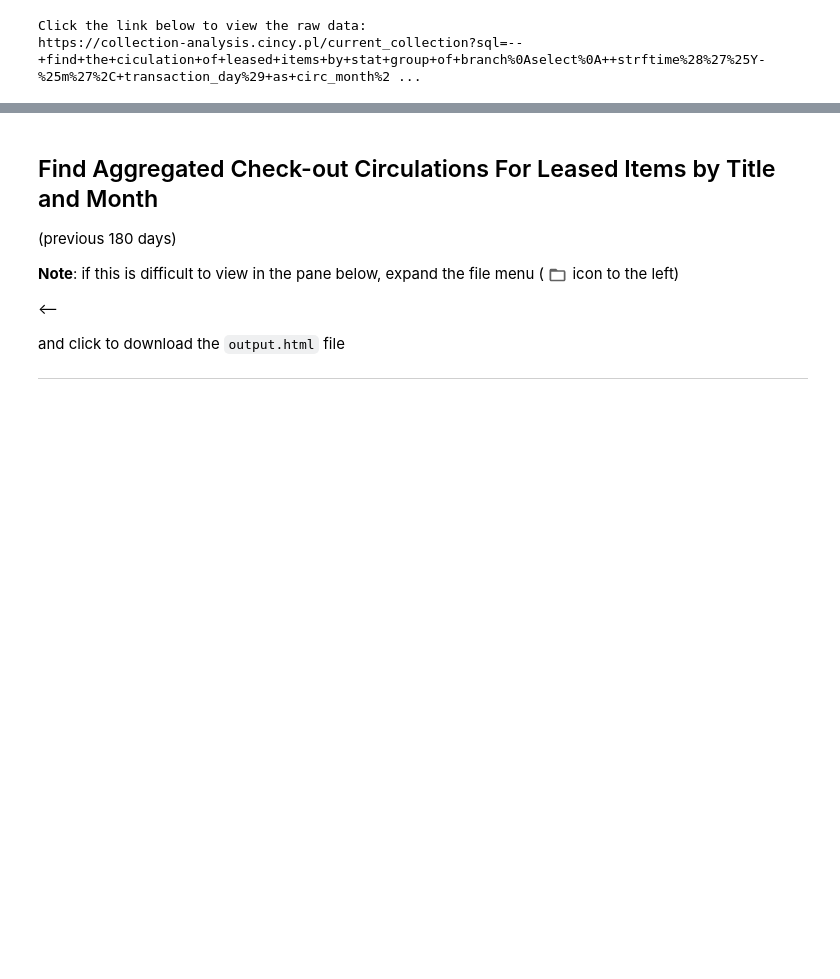
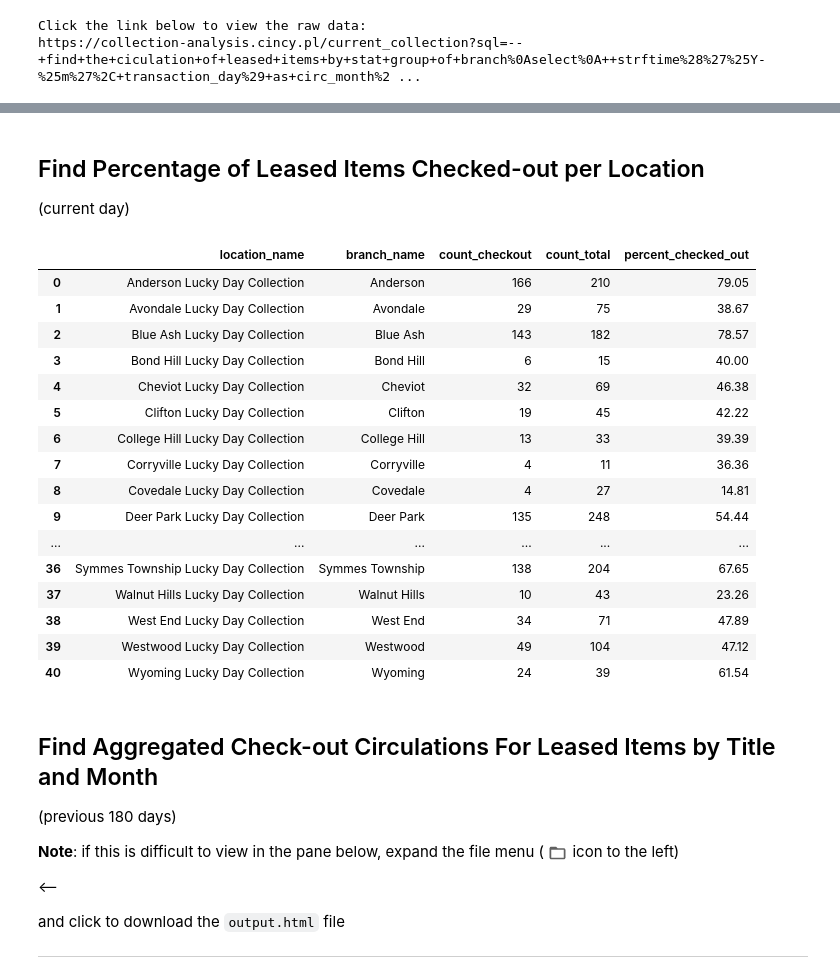
Before and after one commit to cincinnatilibrary/collection-analysis, a Jupyter notebook: reports/leased_items_checkouts_by_branch.ipynb, the cells around one changed output, grey strips where cells are left out. Drawn from its saved outputs; the diff is of its cells as text; code cells hidden in the pictures; blank space fills up the shorter version.

```diff
--- a/reports/leased_items_checkouts_by_branch.ipynb
+++ b/reports/leased_items_checkouts_by_branch.ipynb
@@ -96,6 +96,82 @@ chart = alt.Chart(df).mark_bar().encode(
 chart.display()
 # %% [output]
 [interactive output not drawn]
+# %% [markdown]
+## Find Percentage of Leased Items Checked-out per Location
+
+(current day)
+# %%
+#@title
+# find the percent of leased items checked-out by location
+
+sql = """\
+with item_data as (
+  select
+    location_name,
+    branch_name,
+    -- item_status_code,
+    -- item_status_name,
+    count(
+      case
+        when checkout_date is not null then 1
+        else null
+      end
+    ) as count_checkout,
+    count(*) as count_total
+  from
+    item_view
+  where
+    "barcode" >= :p0
+    and "barcode" < :p1
+    and item_status_code not in ('m', 'n', '$', 'w', 'z')
+  group by
+    1,
+    2 -- ,
+    -- 3,
+    -- 4,
+    -- 5
+)
+select
+  *,
+  round(
+    ((count_checkout * 1.0) / (count_total * 1.0)) * 100.0,
+    2
+  ) as percent_checked_out
+from
+  item_data
+"""
+
+df = pd.read_json(
+    requests.get(
+      url=base_url + '.json',
+      params={
+        'sql': sql,
+        'p0': 'L000000000000',
+        'p1': 'M',
+        '_shape': 'array'
+      }
+    ).content
+)
+
+df
+# %% [output]
+|  | location_name | branch_name | count_checkout | count_total | percent_checked_out |
+| 0 | Anderson Lucky Day Collection | Anderson | 166 | 210 | 79.05 |
+| 1 | Avondale Lucky Day Collection | Avondale | 29 | 75 | 38.67 |
+| 2 | Blue Ash Lucky Day Collection | Blue Ash | 143 | 182 | 78.57 |
+| 3 | Bond Hill Lucky Day Collection | Bond Hill | 6 | 15 | 40.00 |
+| 4 | Cheviot Lucky Day Collection | Cheviot | 32 | 69 | 46.38 |
+| 5 | Clifton Lucky Day Collection | Clifton | 19 | 45 | 42.22 |
+| 6 | College Hill Lucky Day Collection | College Hill | 13 | 33 | 39.39 |
+| 7 | Corryville Lucky Day Collection | Corryville | 4 | 11 | 36.36 |
+| 8 | Covedale Lucky Day Collection | Covedale | 4 | 27 | 14.81 |
+| 9 | Deer Park Lucky Day Collection | Deer Park | 135 | 248 | 54.44 |
+| ... | ... | ... | ... | ... | ... |
+| 36 | Symmes Township Lucky Day Collection | Symmes Township | 138 | 204 | 67.65 |
+| 37 | Walnut Hills Lucky Day Collection | Walnut Hills | 10 | 43 | 23.26 |
+| 38 | West End Lucky Day Collection | West End | 34 | 71 | 47.89 |
+| 39 | Westwood Lucky Day Collection | Westwood | 49 | 104 | 47.12 |
+| 40 | Wyoming Lucky Day Collection | Wyoming | 24 | 39 | 61.54 |
 # %%
 #@title
 sql = """\
```
